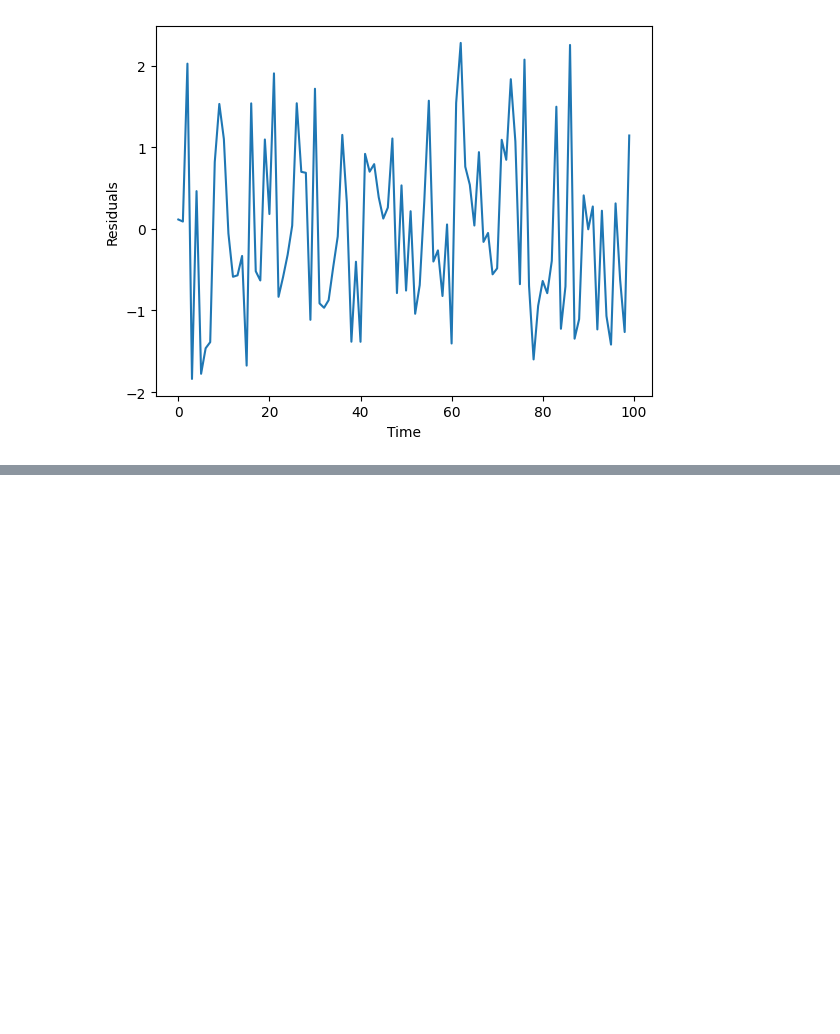
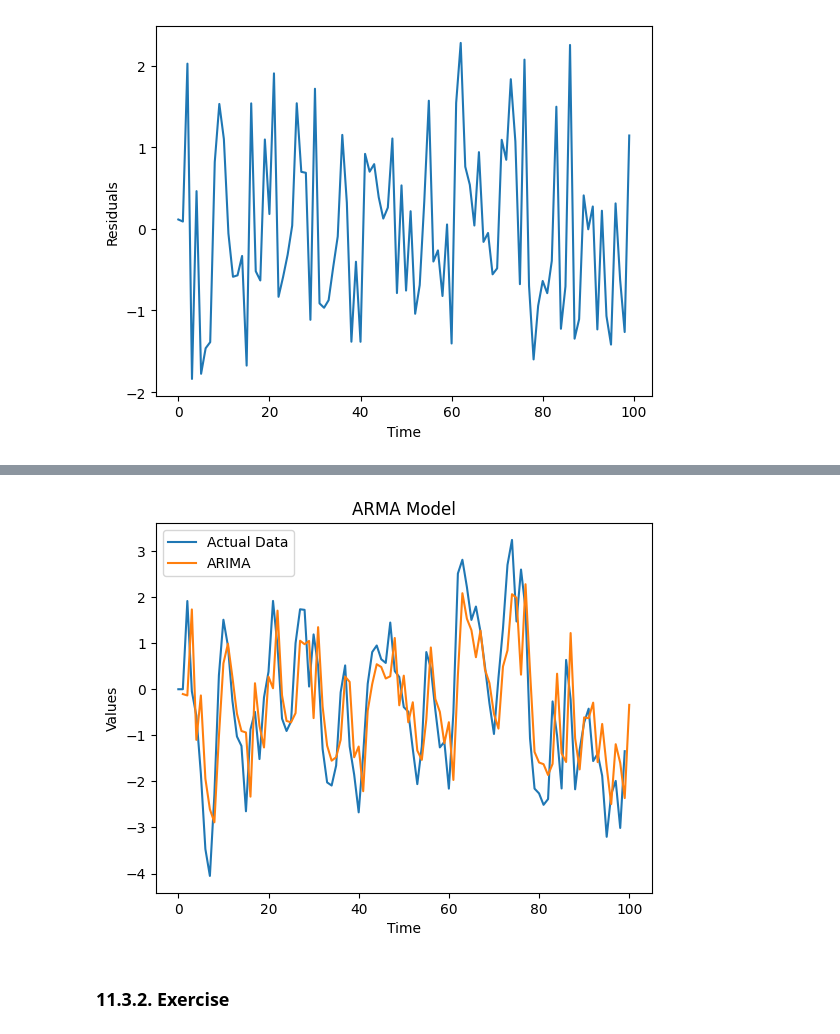
Before and after one commit to thegeekcat/learn-to-code, a Jupyter notebook: python/statistics/Statistics - 13. Time Series Data - 11. Modelling.ipynb, the cells around one changed output, grey strips where cells are left out. Saved outputs shown, nothing was run; the diff lists cells and outputs as text; code cells hidden in the pictures; blank space fills up the shorter version.

Commit message:
Statistics - 13. Time Series Data - 11. Modelling

```diff
--- a/python/statistics/Statistics - 13. Time Series Data - 11. Modelling.ipynb
+++ b/python/statistics/Statistics - 13. Time Series Data - 11. Modelling.ipynb
@@ -170,0 +215,11 @@ plt.show()
+# %%
+# Create ARMA(1, 2) model
+
+data = [0, 0]  # Initial value
+
+for i in range(2, n):   # Run ARMA(1,2) model from 2 to n
+    ar_term = ar_params[0] * data[i-1]
+    ma_term = ma_params[0] * residuals[i-1] + ma_params[1] * residuals[i-2]
+    data.append(ar_term + ma_term + residuals[i])
+
+data
@@ -170,0 +244,5 @@ plt.show()
+# %%
+# Create a DataFrame
+df = pd.DataFrame({'Values': data})
+
+df
@@ -170,0 +263,15 @@ plt.show()
+# %%
+# Fit ARMA(1, 2) model
+model = ARIMA(df['Values'],
+              order=(1, 0, 2))   # AR=1, Difference=0, MA=2
+                                 # Use 'ARIMA' module without Difference(=0) is 'ARMA model'
+results = model.fit()
+
+results.summary()
+
+# Results:
+# 'const': An estimate of the constant => p-value=-0.979 => The constant terms are not significant
+# 'al.L1': An estimated coefficient of AR(1) => p-value=0.020 => AR(1) is significant
+# 'ma.L1': An estimated coefficient of MA(1) => p-value=0.067 => MA(1) is not significant
+# 'ma.L2': An estimated coefficient of MA(2) => p-value=0.788 => MA(2) is not significant
+# 'sigma2': Estimates of Variance of Residuals => p-value=0.000 => Residuals are significant, so it contains meaningful information
@@ -170,0 +299,17 @@ plt.show()
+# %%
+# Visualization
+pred = results.predict(start=1, end=n)  # Prediction result
+
+plt.plot(df['Values'], label='Actual Data')
+plt.plot(pred, label='ARIMA')
+
+plt.xlabel('Time')
+plt.ylabel('Values')
+plt.title('ARMA Model')
+plt.legend()
+
+plt.show()
+# %% [output]
+[figure, added]
+# %% [markdown]
+### 11.3.2. Exercise
```
Also changed, not shown: parts of 51 cells of this notebook.
